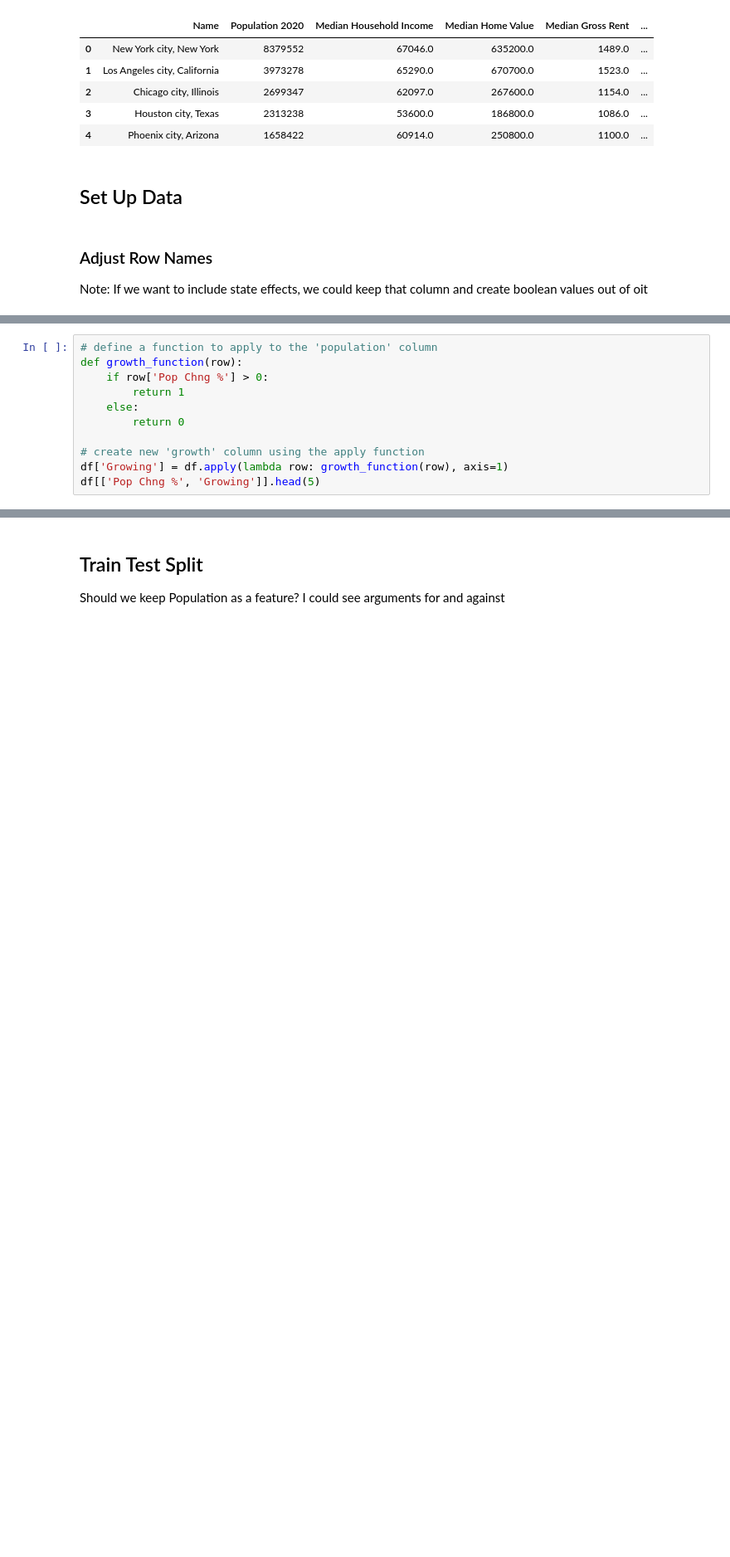
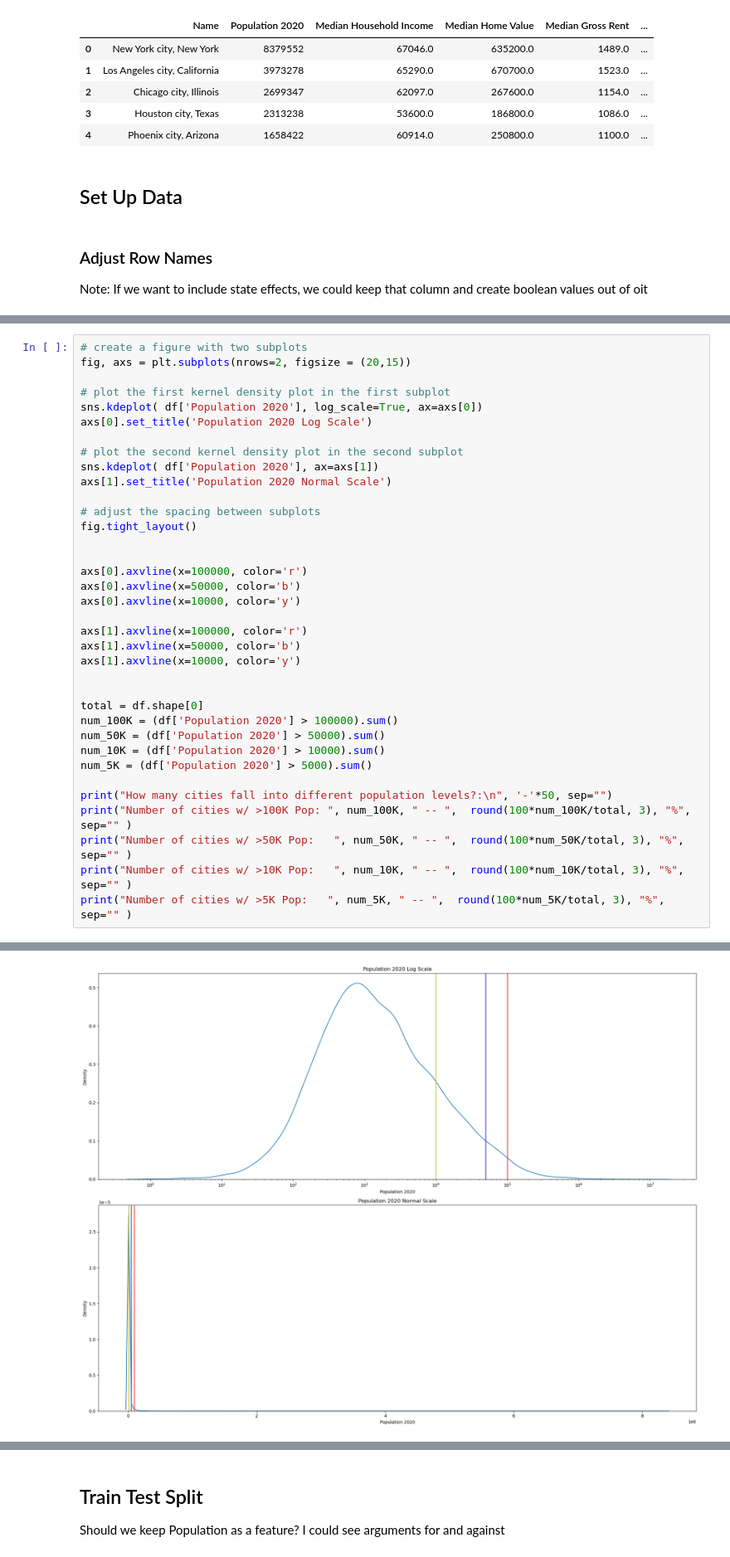
Before and after one commit to colton-lapp/DemographicChange, a Jupyter notebook: Q1_Classification.ipynb, the cells around one changed output, grey strips where cells are left out. Shown: that part at 83% size. Drawn from its saved outputs; the diff is of its cells as text; blank space fills up the shorter version.

```diff
--- a/Q1_Classification.ipynb
+++ b/Q1_Classification.ipynb
@@ -69,11 +70,0 @@ df.head(1)
-# %%
-# define a function to apply to the 'population' column
-def growth_function(row):
-    if row['Pop Chng %'] > 0:
-        return 1
-    else:
-        return 0
-
-# create new 'growth' column using the apply function
-df['Growing'] = df.apply(lambda row: growth_function(row), axis=1)
-df[['Pop Chng %', 'Growing']].head(5)
@@ -87,0 +79,37 @@ df[['Pop Chng %', 'Growing']].head(5)
+# %%
+# create a figure with two subplots
+fig, axs = plt.subplots(nrows=2, figsize = (20,15))
+
+# plot the first kernel density plot in the first subplot
+sns.kdeplot( df['Population 2020'], log_scale=True, ax=axs[0])
+axs[0].set_title('Population 2020 Log Scale')
+
+# plot the second kernel density plot in the second subplot
+sns.kdeplot( df['Population 2020'], ax=axs[1])
+axs[1].set_title('Population 2020 Normal Scale')
+
+# adjust the spacing between subplots
+fig.tight_layout()
+
+
+axs[0].axvline(x=100000, color='r')
+axs[0].axvline(x=50000, color='b')
+axs[0].axvline(x=10000, color='y')
+
+axs[1].axvline(x=100000, color='r')
+axs[1].axvline(x=50000, color='b')
+axs[1].axvline(x=10000, color='y')
+
+
+total = df.shape[0]
+num_100K = (df['Population 2020'] > 100000).sum()
+num_50K = (df['Population 2020'] > 50000).sum()
+num_10K = (df['Population 2020'] > 10000).sum()
+num_5K = (df['Population 2020'] > 5000).sum()
+
+print("How many cities fall into different population levels?:\n", '-'*50, sep="")
+print("Number of cities w/ >100K Pop: ", num_100K, " -- ",  round(100*num_100K/total, 3), "%", sep="" )
+print("Number of cities w/ >50K Pop:   ", num_50K, " -- ",  round(100*num_50K/total, 3), "%", sep="" )
+print("Number of cities w/ >10K Pop:   ", num_10K, " -- ",  round(100*num_10K/total, 3), "%", sep="" )
+print("Number of cities w/ >5K Pop:   ", num_5K, " -- ",  round(100*num_5K/total, 3), "%", sep="" )
+# %% [output]
@@ -87,0 +122 @@ df[['Pop Chng %', 'Growing']].head(5)
+[figure, added]
```
Also changed, not shown: parts of 33 cells of this notebook.
